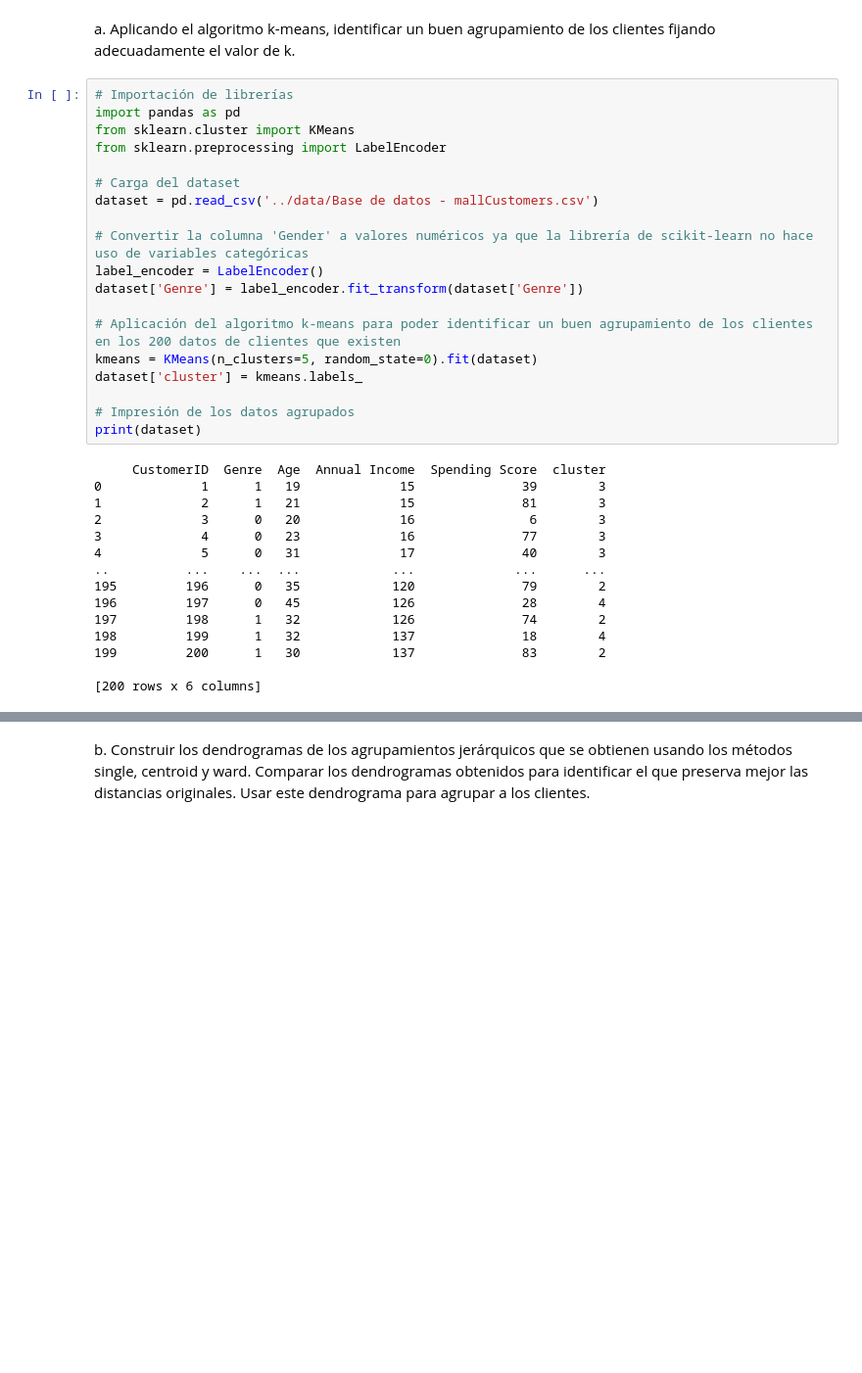
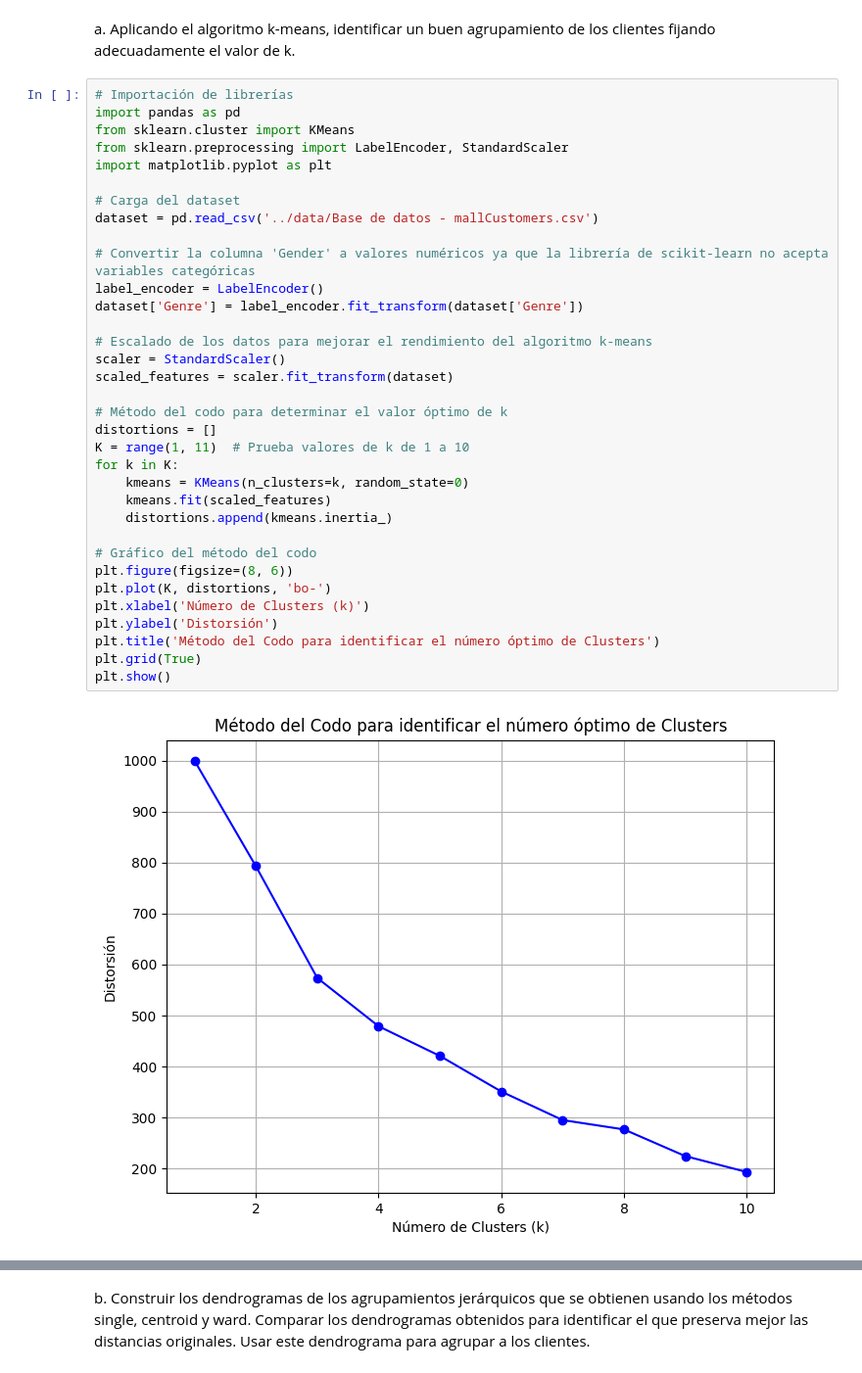
Before and after one commit to Samuelmm15/knowledge-extraction-on-databases, a Jupyter notebook: P2/source/customer-segmentation-case-1.ipynb, the cells around one changed output, grey strips where cells are left out. Shown at 98% size. Saved outputs shown, nothing was run; the diff lists cells and outputs as text; blank space fills up the shorter version.

```diff
--- a/P2/source/customer-segmentation-case-1.ipynb
+++ b/P2/source/customer-segmentation-case-1.ipynb
@@ -24,34 +24,36 @@ a. Aplicando el algoritmo k-means, identificar un buen agrupamiento de los clien
 # %%
 # Importación de librerías
 import pandas as pd
 from sklearn.cluster import KMeans
-from sklearn.preprocessing import LabelEncoder
+from sklearn.preprocessing import LabelEncoder, StandardScaler
+import matplotlib.pyplot as plt
 
 # Carga del dataset
 dataset = pd.read_csv('../data/Base de datos - mallCustomers.csv')
 
-# Convertir la columna 'Gender' a valores numéricos ya que la librería de scikit-learn no hace uso de variables categóricas
+# Convertir la columna 'Gender' a valores numéricos ya que la librería de scikit-learn no acepta variables categóricas
 label_encoder = LabelEncoder()
 dataset['Genre'] = label_encoder.fit_transform(dataset['Genre'])
 
-# Aplicación del algoritmo k-means para poder identificar un buen agrupamiento de los clientes en los 200 datos de clientes que existen
-kmeans = KMeans(n_clusters=5, random_state=0).fit(dataset)
-dataset['cluster'] = kmeans.labels_
+# Escalado de los datos para mejorar el rendimiento del algoritmo k-means
+scaler = StandardScaler()
+scaled_features = scaler.fit_transform(dataset)
 
-# Impresión de los datos agrupados
-print(dataset)
+# Método del codo para determinar el valor óptimo de k
+distortions = []
+K = range(1, 11)  # Prueba valores de k de 1 a 10
+for k in K:
+    kmeans = KMeans(n_clusters=k, random_state=0)
+    kmeans.fit(scaled_features)
+    distortions.append(kmeans.inertia_)
+
+# Gráfico del método del codo
+plt.figure(figsize=(8, 6))
+plt.plot(K, distortions, 'bo-')
+plt.xlabel('Número de Clusters (k)')
+plt.ylabel('Distorsión')
+plt.title('Método del Codo para identificar el número óptimo de Clusters')
+plt.grid(True)
+plt.show()
 # %% [output]
-     CustomerID  Genre  Age  Annual Income  Spending Score  cluster
-0             1      1   19             15              39        3
-1             2      1   21             15              81        3
-2             3      0   20             16               6        3
-3             4      0   23             16              77        3
-4             5      0   31             17              40        3
-..          ...    ...  ...            ...             ...      ...
-195         196      0   35            120              79        2
-196         197      0   45            126              28        4
-197         198      1   32            126              74        2
-198         199      1   32            137              18        4
-199         200      1   30            137              83        2
-
-[200 rows x 6 columns]
+[figure, added]
```
Also changed, not shown: parts of 4 cells of this notebook.
